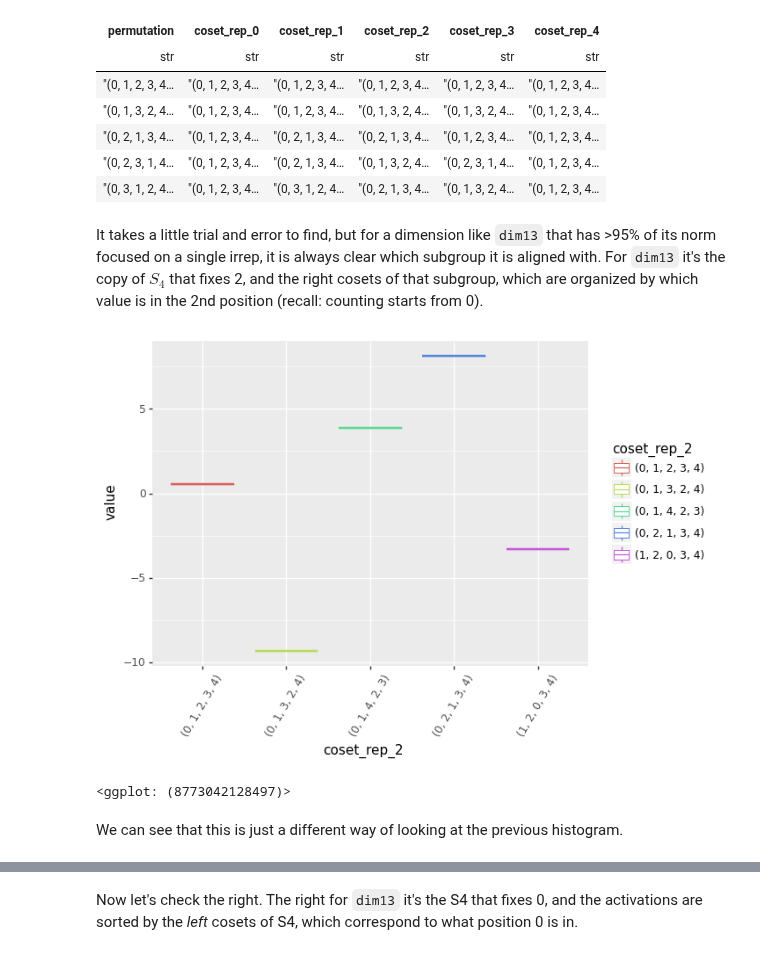
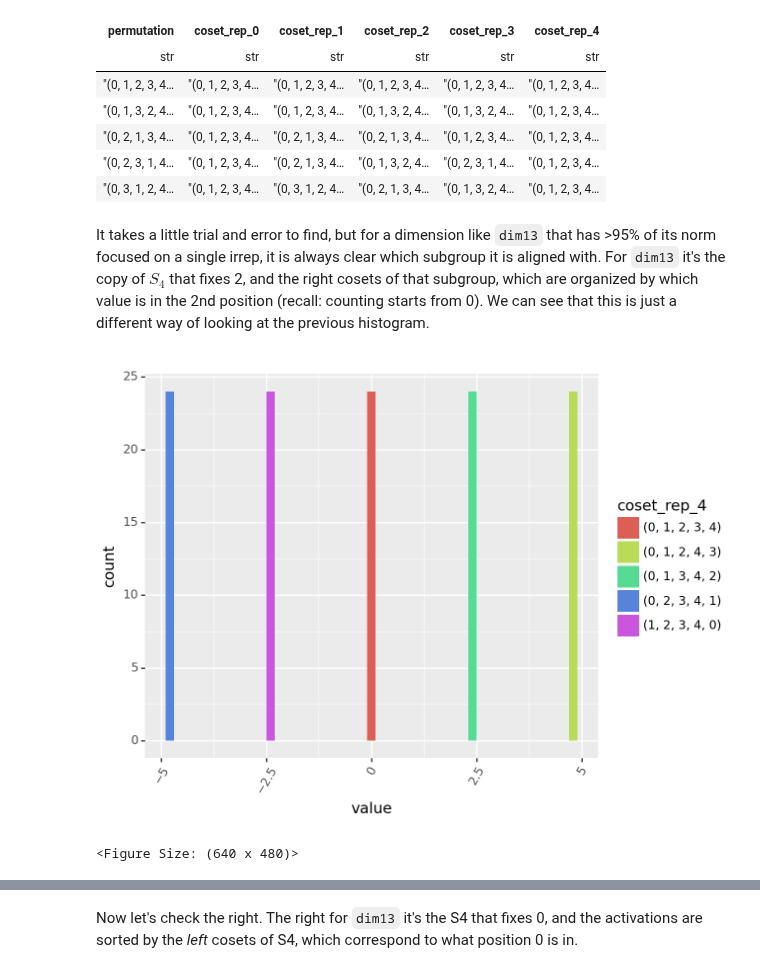
Before and after one commit to dashstander/sn-grok, a Jupyter notebook: Sn_Circuits.ipynb, the cells around one changed output, grey strips where cells are left out. Cells and saved outputs as stored; diff of their text form; code cells hidden in the pictures.

```diff
--- a/Sn_Circuits.ipynb
+++ b/Sn_Circuits.ipynb
@@ -411,10 +410,9 @@ from pathlib import Path
 import polars as pl
 from sngrok.model import SnMLP
 
-ckpt_dir = Path('colab_experiment/')
-model_seed = 0
-data_seed = 10
-run_name = f'model_{model_seed}_data_{data_seed}'
+ckpt_dir = Path('sn-circuits-s5-small/')
+seed = 0 # 0 or 127
+run_name = f's5_40_{seed}'
 
 run_dir = ckpt_dir / run_name
 
@@ -422,7 +420,7 @@ run_dir = ckpt_dir / run_name
 model_run = torch.load(run_dir / 'full_run.pth', map_location=torch.device('cpu'))
 
 # This data has all of the permutations as long as what was in the train vs test for this run
-run_data = pl.read_parquet(ckpt_dir / f'data_{data_seed}.parquet')
+run_data = pl.read_parquet(run_dir / f'data.parquet')
 lperms = torch.as_tensor(run_data.select('index_left').to_numpy(), dtype=torch.int64).squeeze()
 rperms = torch.as_tensor(run_data.select('index_right').to_numpy(), dtype=torch.int64).squeeze()
 targets = torch.as_tensor(run_data.select('index_target').to_numpy(), dtype=torch.int64).squeeze()
@@ -469,14 +467,14 @@ def calc_power_contributions(tensor, n):
     as a polars dataframe.
     """
     total_power = (tensor ** 2).mean(dim=0)
-    fourier_transform = slow_ft_1d(tensor, n)
+    fourier_transform = slow_sn_ft_1d(tensor, n)
     irrep_power = calc_power(fourier_transform, math.factorial(n))
     power_contribs = {irrep: power / total_power for irrep, power in irrep_power.items()}
     irreps = list(power_contribs.keys())
     power_vals = torch.cat([power_contribs[irrep].unsqueeze(0) for irrep in irreps], dim=0)
     tensor_dim = tensor.shape[1]
     val_data = pl.DataFrame(power_vals.detach().numpy(), schema=[f'dim{i}' for i in range(tensor_dim)])
-    val_data.insert_at_idx(0, pl.Series('irrep', [str(i) for i in irreps]))
+    val_data.insert_column(0, pl.Series('irrep', [str(i) for i in irreps]))
     return val_data, fourier_transform
 
 
@@ -604,6 +602,7 @@ That's what the function `sn_fourier_basis` calculates
 # %%
 from sngrok.fourier import sn_fourier_basis
 from sngrok.tableau import generate_partitions
+from sngrok.groups import Symmetric
 
 
 def fourier_basis_to_df(tensor, n):
@@ -625,11 +624,12 @@ def fourier_basis_to_df(tensor, n):
     return pl.concat([sn_metadata, val_data], how='horizontal')
 
 
+S5 = Symmetric(5)
 
-lact_fourier_basis = sn_fourier_basis(lact_ft, 5)
+lact_fourier_basis = sn_fourier_basis(lact_ft, S5)
 lact_df = fourier_basis_to_df(lact_fourier_basis, 5)
 
-ract_fourier_basis = sn_fourier_basis(ract_ft, 5)
+ract_fourier_basis = sn_fourier_basis(ract_ft, S5)
 ract_df = fourier_basis_to_df(ract_fourier_basis, 5)
 # %%
 lact_df.head()
@@ -781,20 +764,18 @@ shape: (5, 6)
 | "(0, 2, 3, 1, 4… | "(0, 1, 2, 3, 4… | "(0, 2, 1, 3, 4… | "(0, 1, 3, 2, 4… | "(0, 2, 3, 1, 4… | "(0, 1, 2, 3, 4… |
 | "(0, 3, 1, 2, 4… | "(0, 1, 2, 3, 4… | "(0, 3, 1, 2, 4… | "(0, 2, 1, 3, 4… | "(0, 1, 3, 2, 4… | "(0, 1, 2, 3, 4… |
 # %% [markdown]
-It takes a little trial and error to find, but for a dimension like `dim13` that has >95% of its norm focused on a single irrep, it is always clear which subgroup it is aligned with. For `dim13` it's the copy of $S_4$ that fixes 2, and the right cosets of that subgroup, which are organized by which value is in the 2nd position (recall: counting starts from 0).
+It takes a little trial and error to find, but for a dimension like `dim13` that has >95% of its norm focused on a single irrep, it is always clear which subgroup it is aligned with. For `dim13` it's the copy of $S_4$ that fixes 2, and the right cosets of that subgroup, which are organized by which value is in the 2nd position (recall: counting starts from 0). We can see that this is just a different way of looking at the previous histogram.
 # %%
 col = 'dim13'
-coset_1 = "coset_rep_2"
+coset_1 = "coset_rep_4"
 df = (
-    lact_df.filter(pl.col('irrep') == "(2, 1, 1, 1)")
+    lact_df.filter(pl.col('irrep') == "(4, 1)")
     .select(['permutation', col])
     .join(s4_right_coset_df.select(['permutation', coset_1]), left_on='permutation', right_on='permutation', how='inner')
     .melt(id_vars=['permutation', coset_1])
 )
 
-ggplot(df, aes(x=coset_1, y='value', color=coset_1)) + geom_boxplot() + theme(axis_text_x=element_text(rotation=60))
+ggplot(df, aes(x='value', fill=coset_1)) + geom_histogram(binwidth=0.2) + theme(axis_text_x=element_text(rotation=60))
 # %% [output]
-[figure, old version]
+[figure, new version]
-<ggplot: (8773042128497)>
+<Figure Size: (640 x 480)>
-# %% [markdown]
-We can see that this is just a different way of looking at the previous histogram.
```
Also changed, not shown: parts of 32 cells of this notebook.
